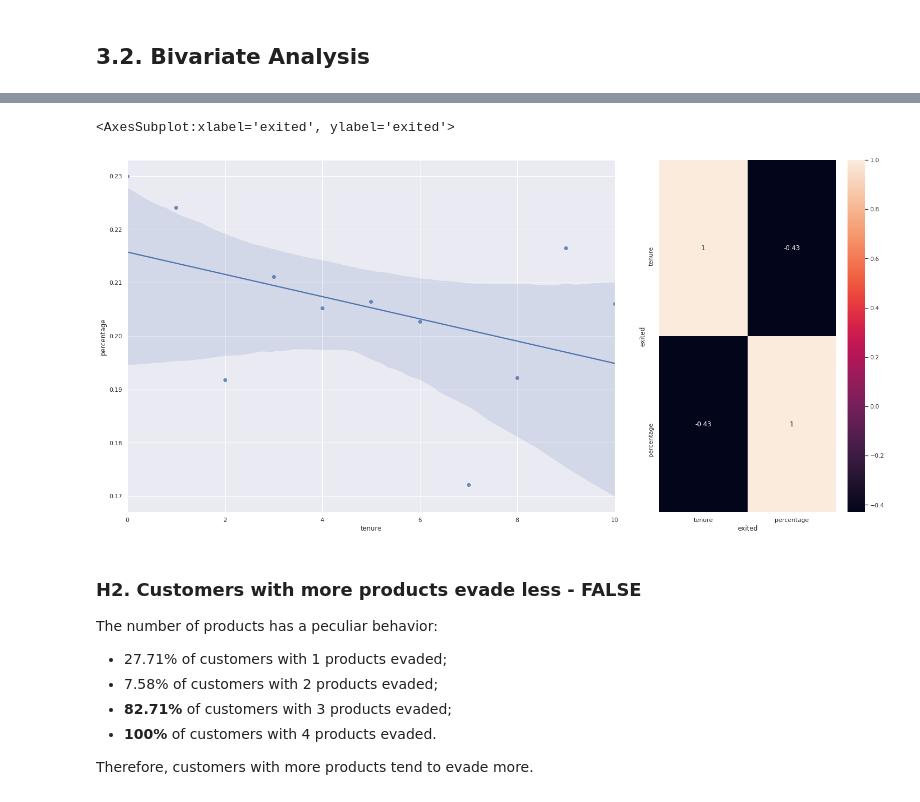
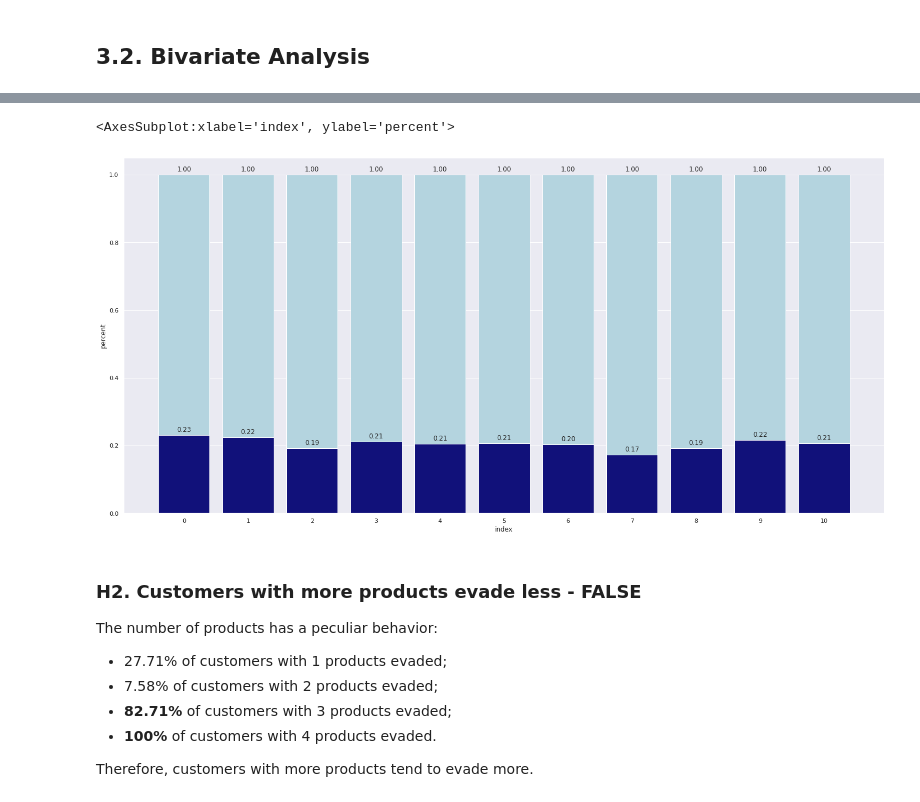
Before and after one commit to tadeucbm/churn_predict, a Jupyter notebook: notebooks/c1_churn_predict.ipynb, the cells around one changed output, grey strips where cells are left out. Cells and saved outputs as stored; diff of their text form; code cells hidden in the pictures.

```diff
--- a/notebooks/c1_churn_predict.ipynb
+++ b/notebooks/c1_churn_predict.ipynb
@@ -326,6 +320,12 @@ df2['score_class'] = df2['credit_score'].apply(lambda x: 'high_risk' if x < 500
                                                          'med_risk' if x >= 500 and x < 700 else
                                                          'low_risk' if x >= 700 and x < 800 else
                                                          'very_low_risk')
+
+df2['age_category'] = df2['age'].apply(lambda x: '18 - 29' if x >= 18 and x <= 30 else
+                                                 '30 - 39' if x >= 30 and x < 40 else
+                                                 '40 - 49' if x >= 40 and x < 50 else
+                                                 '50 - 59' if x >= 50 and x < 60 else
+                                                 '60 +')
 # %% [markdown]
 # 3.0. EXPLORATORY DATA ANALYSIS
 # %%
@@ -471,4 +471,7 @@ Old customers have a slightly lower dropout rate than younger customers. However
 # %%
 # Create a crosstab with variables tenure and exited
 aux = pd.crosstab(df3['tenure'], df3['exited']).reset_index()
-aux['percentage'] = aux[1] / (aux[0] + aux[1])
+aux['percent'] = aux[1] / (aux[0] + aux[1])
+
+# create aux_2 dataframe
+aux_2 = pd.DataFrame({k:1 for k in range(0, 11)}, index=[0]).T.reset_index()
@@ -490,17 +478,20 @@ aux
 # %%
-# create a grid
-grid = plt.GridSpec(2, 3)
+# plot percentage bar of each number of products
+bar1 = sns.barplot(x=aux_2['index'], y=aux_2[0], color='lightblue')
+bar2 = sns.barplot(x=aux.index, y=aux['percent'], color='darkblue')
 
-# subplot 2 -> regplot of percentage exit for tenure
-plt.subplot(grid[:, :-1])
-sns.regplot(y = aux['percentage'], x = aux['tenure'])
 
-# subplot 3 -> correlation between tenure and percentage of exit
-plt.subplot(grid[:, -1])
-sns.heatmap(aux[['tenure', 'percentage']].corr(method='pearson'), annot=True)
+# annot
+for p in bar2.patches:
+            bar2.annotate(format(p.get_height(), '.2f'),
+                          (p.get_x() + p.get_width() / 2., p.get_height()),
+                           ha = 'center', va = 'center', xytext = (0, 10),
+                           textcoords = 'offset points')
+
+sns.lineplot(x = aux['percent'])
 # %% [output]
-<AxesSubplot:xlabel='exited', ylabel='exited'>
+<AxesSubplot:xlabel='index', ylabel='percent'>
-[figure, old version]
+[figure, new version]
 # %% [markdown]
 ### H2. Customers with more products evade less - FALSE
 The number of products has a peculiar behavior:
```
Also changed, not shown: parts of 40 cells of this notebook.
